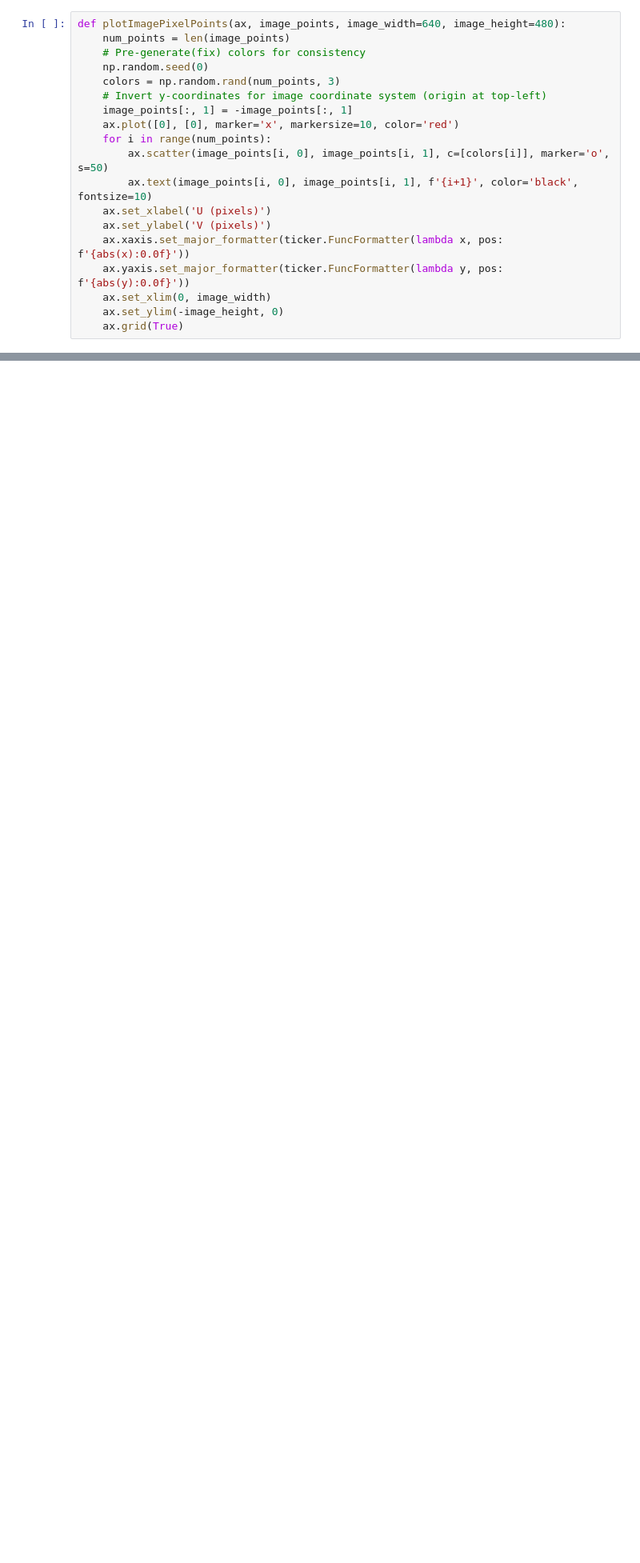
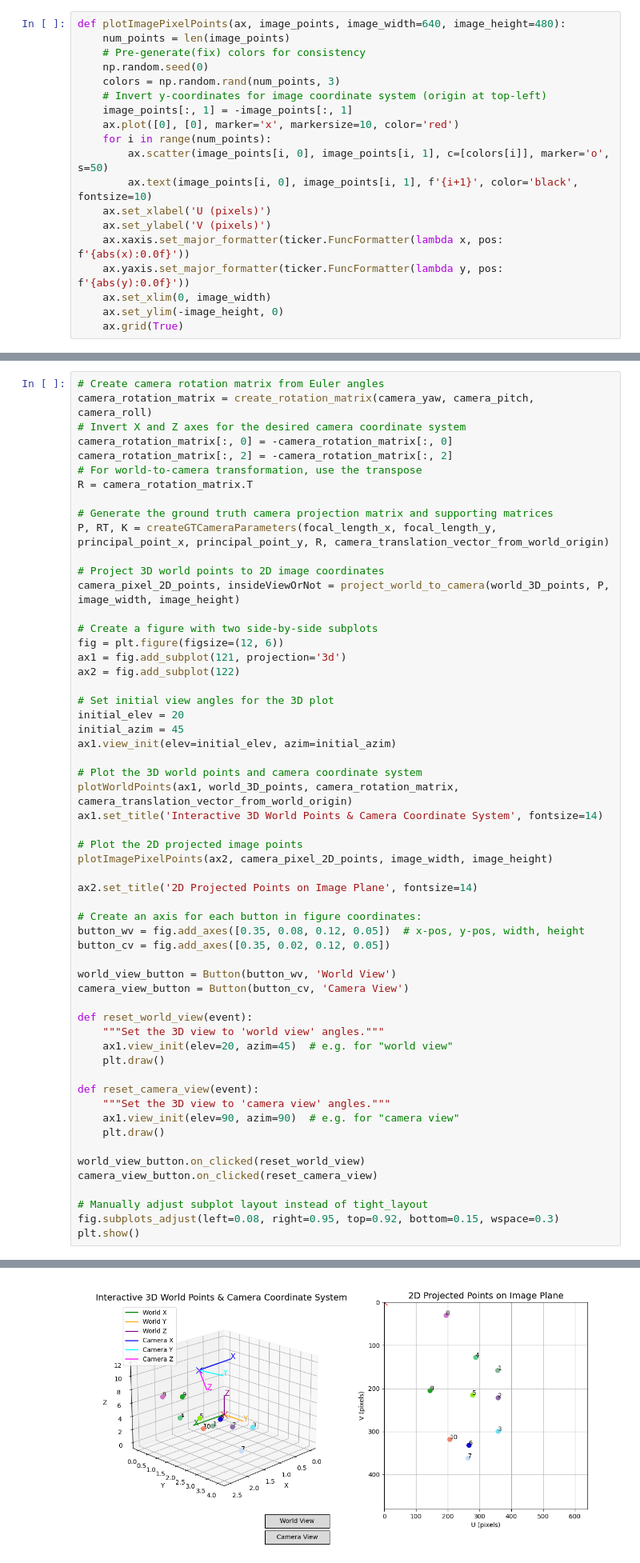
Before and after one commit to anas-farooq8/Camera-Projection-DLT-Simulation, a Jupyter notebook: camera_cal.ipynb, the cells around one changed output, grey strips where cells are left out. Shown at 80% size. Cells and saved outputs as stored; diff of their text form; blank space fills up the shorter version.

Commit message:
Implementing camera-forward-projection model

```diff
--- a/camera_cal.ipynb
+++ b/camera_cal.ipynb
@@ -144,0 +177,58 @@ def plotImagePixelPoints(ax, image_points, image_width=640, image_height=480):
+# %%
+# Create camera rotation matrix from Euler angles
+camera_rotation_matrix = create_rotation_matrix(camera_yaw, camera_pitch, camera_roll)
+# Invert X and Z axes for the desired camera coordinate system
+camera_rotation_matrix[:, 0] = -camera_rotation_matrix[:, 0]
+camera_rotation_matrix[:, 2] = -camera_rotation_matrix[:, 2]
+# For world-to-camera transformation, use the transpose
+R = camera_rotation_matrix.T
+
+# Generate the ground truth camera projection matrix and supporting matrices
+P, RT, K = createGTCameraParameters(focal_length_x, focal_length_y, principal_point_x, principal_point_y, R, camera_translation_vector_from_world_origin)
+
+# Project 3D world points to 2D image coordinates
+camera_pixel_2D_points, insideViewOrNot = project_world_to_camera(world_3D_points, P, image_width, image_height)
+
+# Create a figure with two side-by-side subplots
+fig = plt.figure(figsize=(12, 6))
+ax1 = fig.add_subplot(121, projection='3d')
+ax2 = fig.add_subplot(122)
+
+# Set initial view angles for the 3D plot
+initial_elev = 20
+initial_azim = 45
+ax1.view_init(elev=initial_elev, azim=initial_azim)
+
+# Plot the 3D world points and camera coordinate system
+plotWorldPoints(ax1, world_3D_points, camera_rotation_matrix, camera_translation_vector_from_world_origin)
+ax1.set_title('Interactive 3D World Points & Camera Coordinate System', fontsize=14)
+
+# Plot the 2D projected image points
+plotImagePixelPoints(ax2, camera_pixel_2D_points, image_width, image_height)
+
+ax2.set_title('2D Projected Points on Image Plane', fontsize=14)
+
+# Create an axis for each button in figure coordinates:
+button_wv = fig.add_axes([0.35, 0.08, 0.12, 0.05])  # x-pos, y-pos, width, height
+button_cv = fig.add_axes([0.35, 0.02, 0.12, 0.05])
+
+world_view_button = Button(button_wv, 'World View')
+camera_view_button = Button(button_cv, 'Camera View')
+
+def reset_world_view(event):
+    """Set the 3D view to 'world view' angles."""
+    ax1.view_init(elev=20, azim=45)  # e.g. for "world view"
+    plt.draw()
+
+def reset_camera_view(event):
+    """Set the 3D view to 'camera view' angles."""
+    ax1.view_init(elev=90, azim=90)  # e.g. for "camera view"
+    plt.draw()
+
+world_view_button.on_clicked(reset_world_view)
+camera_view_button.on_clicked(reset_camera_view)
+
+# Manually adjust subplot layout instead of tight_layout
+fig.subplots_adjust(left=0.08, right=0.95, top=0.92, bottom=0.15, wspace=0.3)
+plt.show()
+# %% [output]
@@ -144,0 +252 @@ def plotImagePixelPoints(ax, image_points, image_width=640, image_height=480):
+[figure, added]
```
Also changed, not shown: parts of 3 cells of this notebook.
